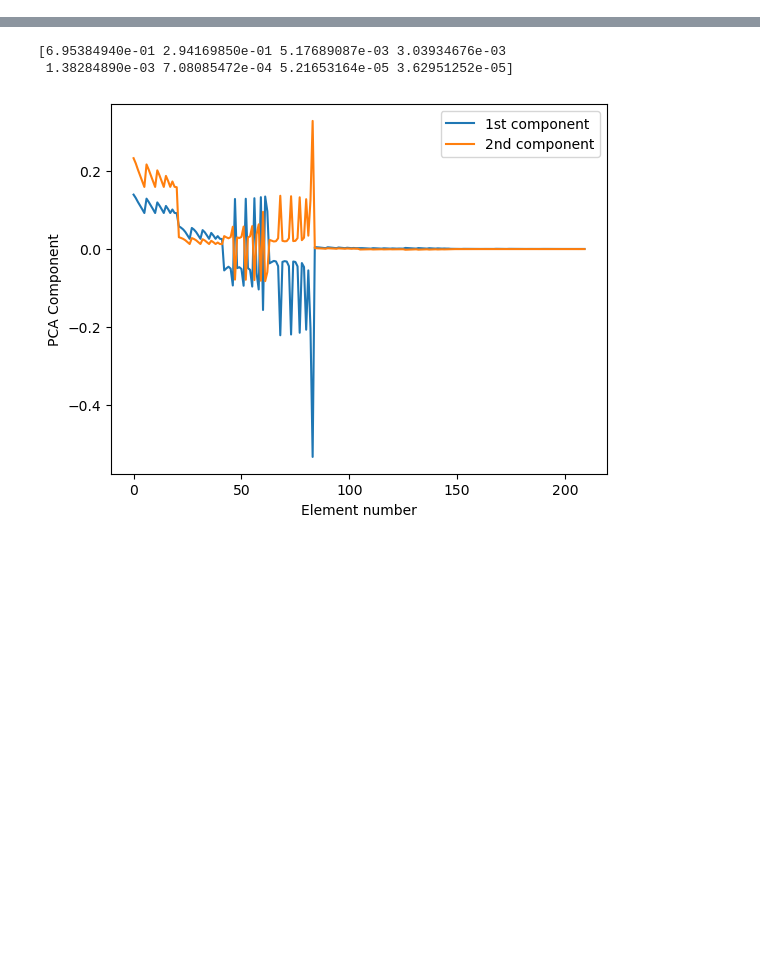
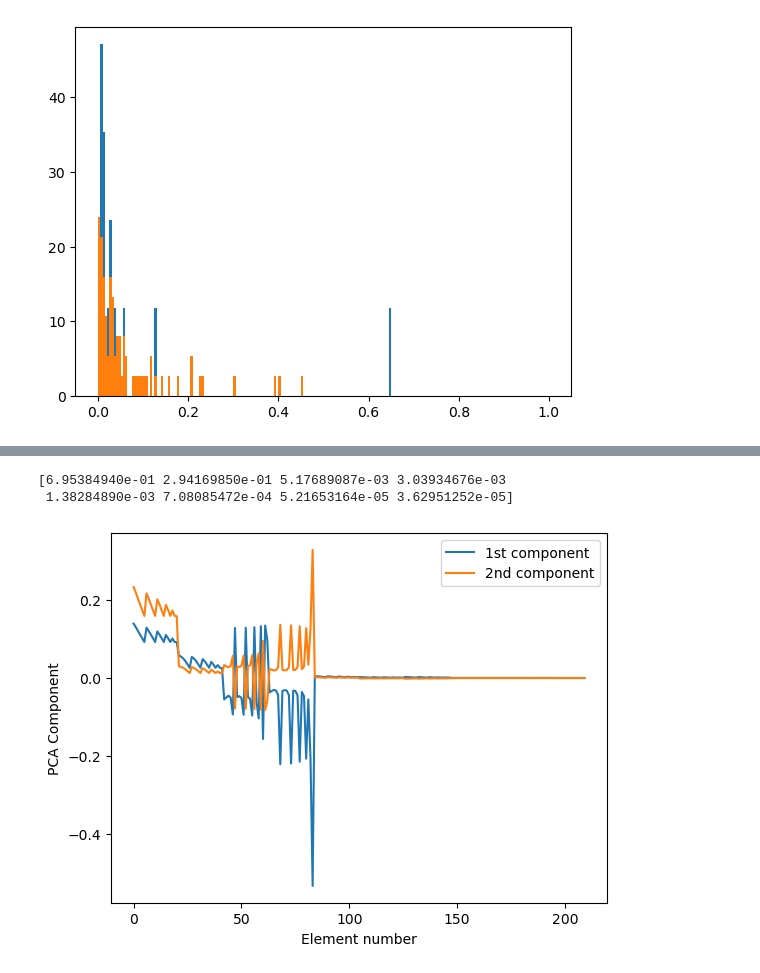
Before and after one commit to des-science/gen_moments, a Jupyter notebook: cosmosis/src/do_pca.ipynb, the cells around one changed output, grey strips where cells are left out. Saved outputs shown, nothing was run; the diff lists cells and outputs as text; code cells hidden in the pictures; blank space fills up the shorter version.

```diff
--- a/cosmosis/src/do_pca.ipynb
+++ b/cosmosis/src/do_pca.ipynb
@@ -189,0 +210,9 @@ print(pca.explained_variance_ratio_)
+# %%
+# cov_mat_kp3_pca
+# kp3_all_lhs_normalised_pcaonly
+pl.figure()
+_ = pl.hist(kp3_all_lhs_normalised[:,0], range=(0,1), bins=200, density=True)
+_ = pl.hist(kp3_all_lhs_normalised_pcaonly[:,0], range=(0,1), bins=200, density=True)
+pl.show()
+# %% [output]
+[figure, added]
```
Also changed, not shown: parts of 26 cells of this notebook, 12 other files.
